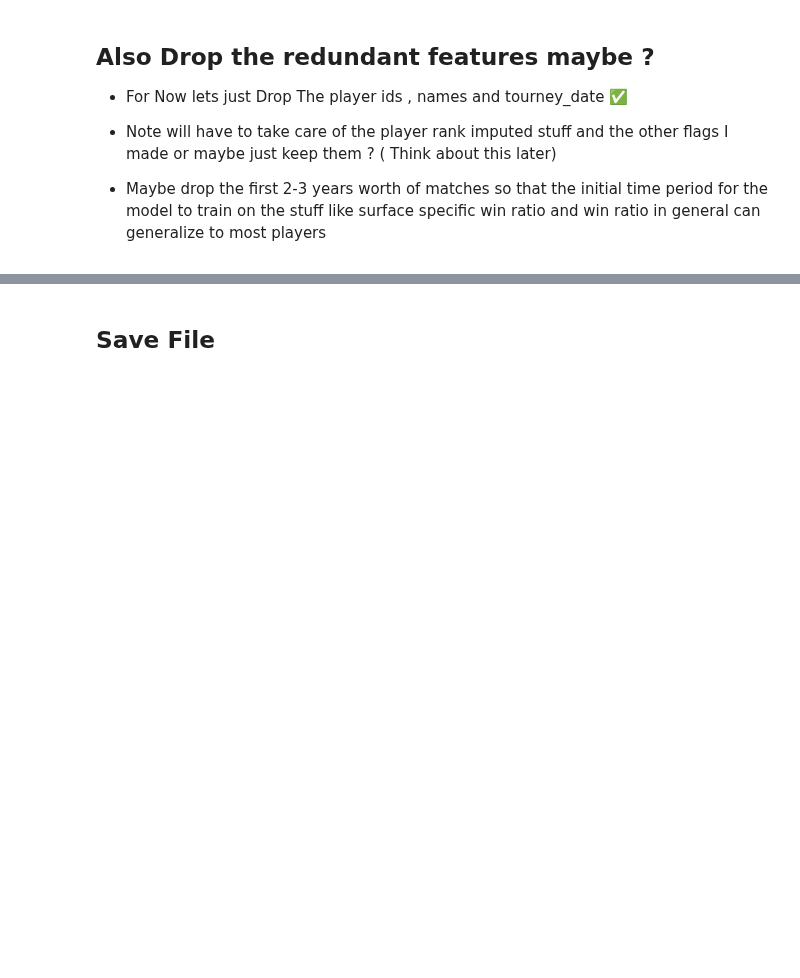
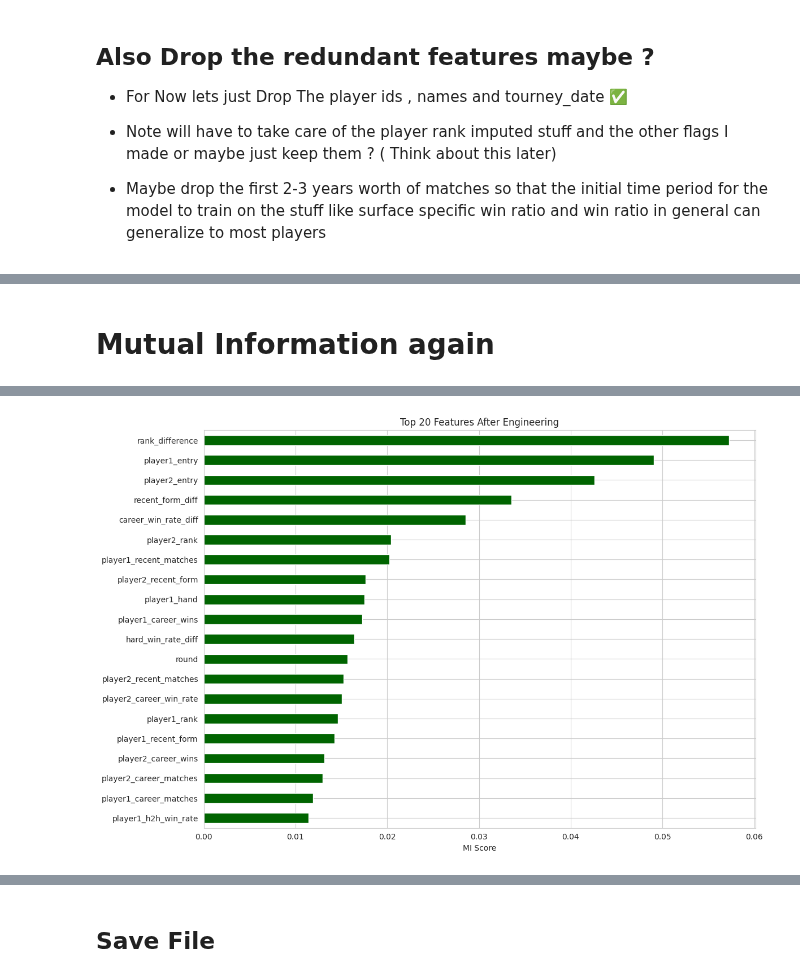
Before and after one commit to Ozayzay/Tennis-Data-Prediction-, a Jupyter notebook: notebooks/feature_engineering.ipynb, the cells around one changed output, grey strips where cells are left out. Drawn from its saved outputs; the diff is of its cells as text; code cells hidden in the pictures; blank space fills up the shorter version.

```diff
--- a/notebooks/feature_engineering.ipynb
+++ b/notebooks/feature_engineering.ipynb
@@ -1442 +1443,71 @@ print(f"  Remaining rows: {df_model_ready.shape[0]:,}")
   Remaining rows: 161,807
+# %% [markdown]
+# Mutual Information again
+# %%
+# Cell: Mutual Information on Engineered Features
+from sklearn.feature_selection import mutual_info_classif
+
+# Load the feature-engineered data (should be in memory already)
+# If not: df = pd.read_csv('../data/processed/matches_with_engineered_features.csv')
+
+# Drop IDs and names
+X = df.drop(['player1_won', 'player1_id', 'player2_id',
+             'player1_name', 'player2_name', 'tourney_date'],
+            axis=1, errors='ignore')
+y = df['player1_won']
+
+print(f"Total features after engineering: {X.shape[1]}")
+
+# Sample for speed
+sample = X.sample(20000, random_state=42)
+y_sample = y.loc[sample.index]
+
+print("Computing MI on engineered features...")
+
+# Calculate MI
+mi_scores = mutual_info_classif(sample, y_sample, random_state=42, n_jobs=-1)
+mi_results = pd.Series(mi_scores, index=X.columns).sort_values(ascending=False)
+
+print("\nTOP 30 ENGINEERED FEATURES BY MI:")
+print("="*60)
+print(mi_results.head(30))
+
+# Aggregate one-hot encoded features
+aggregated_mi = {}
+for feature, score in mi_results.items():
+    if feature.startswith('player1_hand_'):
+        base = 'player1_hand'
+    elif feature.startswith('player2_hand_'):
+        base = 'player2_hand'
+    elif feature.startswith('player1_entry_'):
+        base = 'player1_entry'
+    elif feature.startswith('player2_entry_'):
+        base = 'player2_entry'
+    elif feature.startswith('surface_'):
+        base = 'surface'
+    elif feature.startswith('tourney_level_'):
+        base = 'tourney_level'
+    elif feature.startswith('round_'):
+        base = 'round'
+    else:
+        base = feature
+
+    if base not in aggregated_mi:
+        aggregated_mi[base] = 0
+    aggregated_mi[base] += score
+
+aggregated_mi = pd.Series(aggregated_mi).sort_values(ascending=False)
+
+print("\nAGGREGATED MI (After Feature Engineering):")
+print("="*60)
+print(aggregated_mi.head(20))
+
+# Plot comparison of top features
+plt.figure(figsize=(12, 8))
+aggregated_mi.head(20).plot(kind='barh', color='darkgreen')
+plt.xlabel('MI Score')
+plt.title('Top 20 Features After Engineering')
+plt.gca().invert_yaxis()
+plt.tight_layout()
+plt.show()
+# %% [output]
@@ -1442,0 +1531 @@ print(f"  Remaining rows: {df_model_ready.shape[0]:,}")
+[figure, added]
```
Also changed, not shown: parts of 10 cells of this notebook, 4 other files.
